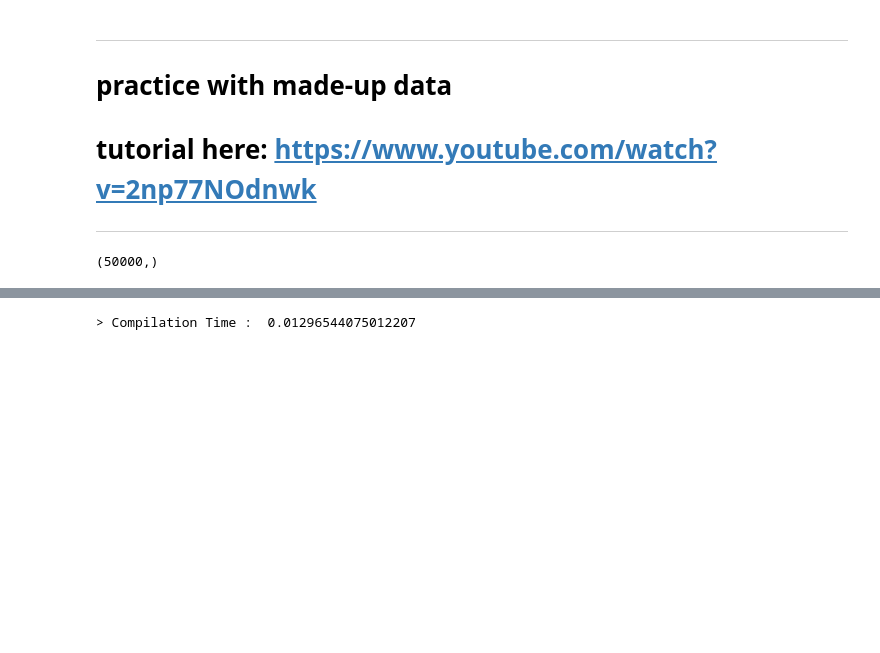
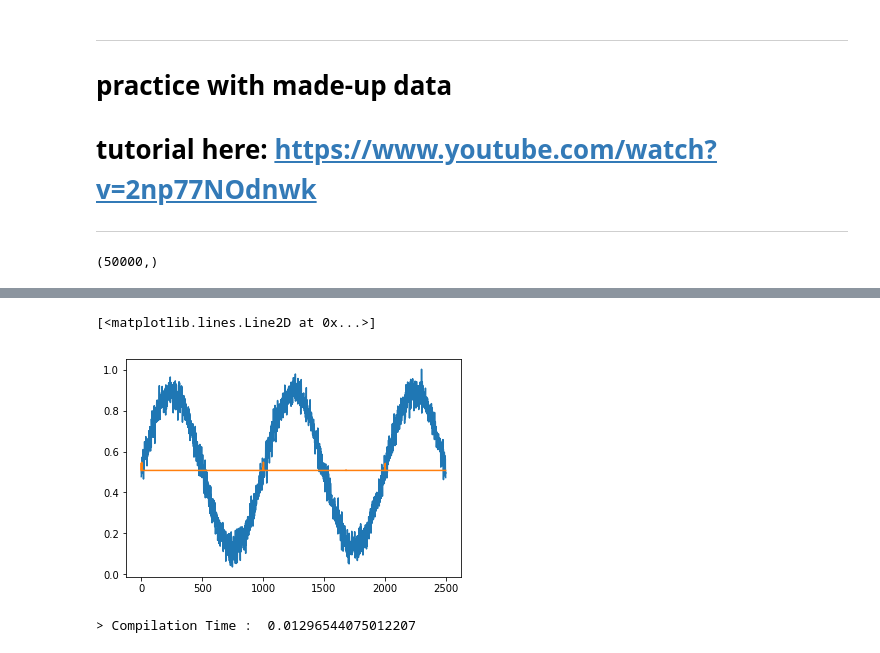
Before and after one commit to callinSwitzer/MuscleTimeseriesPrediction, a Jupyter notebook: PredictMuscleLength.ipynb, the cells around one changed output, grey strips where cells are left out. Cells and saved outputs as stored; diff of their text form; code cells hidden in the pictures; blank space fills up the shorter version.

```diff
--- a/PredictMuscleLength.ipynb
+++ b/PredictMuscleLength.ipynb
@@ -256,0 +343,8 @@ from keras.callbacks import EarlyStopping
+# %%
+K.clear_session()
+
+model = Sequential()
+model.add(Dense(1, input_dim=12, activation='relu'))
+model.add(Dense(1))
+model.compile(loss='mean_squared_error', optimizer='adam')
+model.summary()
@@ -256,0 +363,6 @@ from keras.callbacks import EarlyStopping
+# %%
+early_stop = EarlyStopping(monitor='loss', patience=5, verbose=1, min_delta =0.01)
+# %%
+model.fit(X_train, y_train, epochs=200,
+          batch_size=2, verbose=1,
+          callbacks=[early_stop])
@@ -257,3 +384,12 @@ from keras.callbacks import EarlyStopping
+# %%
+y_pred = model.predict(X_test)
+# %%
+
+plt.plot((y_test))
+plt.plot((y_pred))
+# %% [output]
+[<matplotlib.lines.Line2D at 0x...>]
+[figure, added]
 # %%
 def build_model(layers):
     model = Sequential()
```
Also changed, not shown: parts of 21 cells of this notebook.
